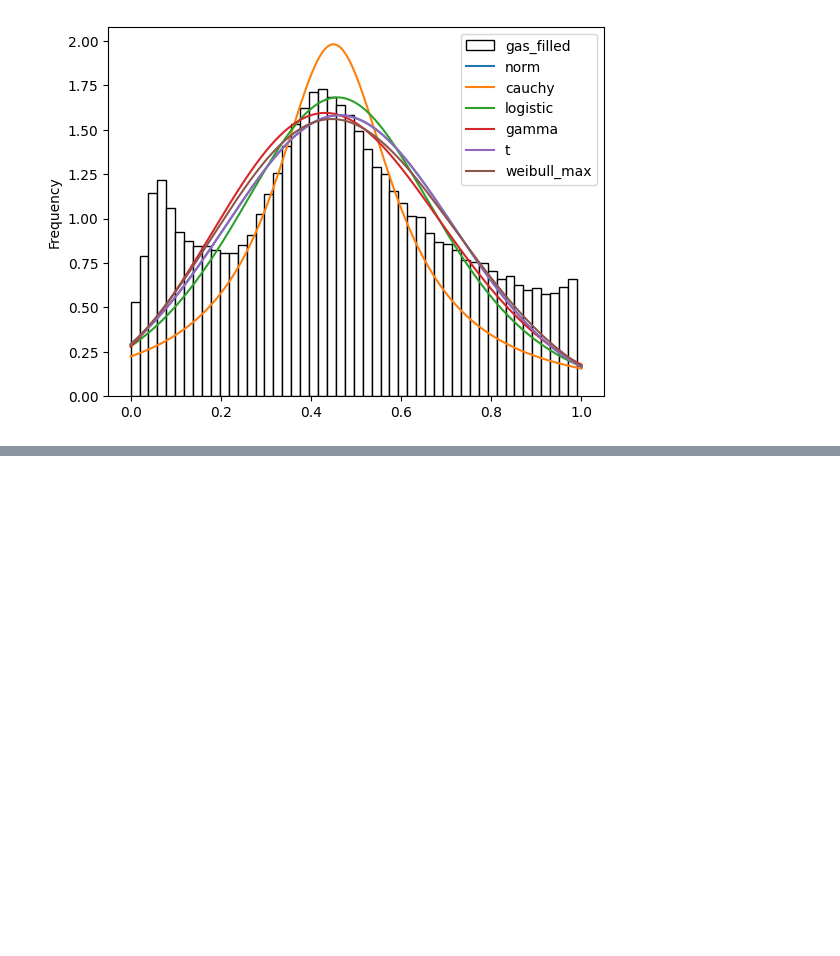
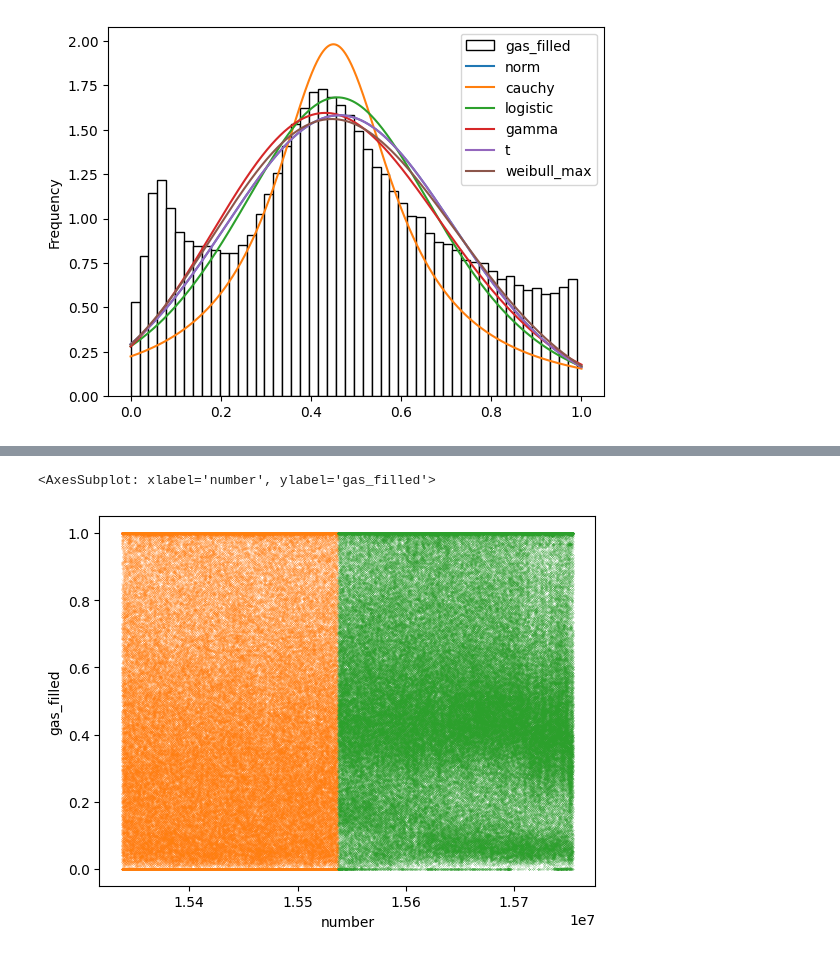
Before and after one commit to fmrmf/merge-challenge, a Jupyter notebook: notebook/blocks.ipynb, the cells around one changed output, grey strips where cells are left out. Drawn from its saved outputs; the diff is of its cells as text; code cells hidden in the pictures; blank space fills up the shorter version.

```diff
--- a/notebook/blocks.ipynb
+++ b/notebook/blocks.ipynb
@@ -254,3 +268,12 @@ params (weibull_max): (3.7230975355269758, 1.2861137111394103, 0.913401273730532
+# %%
+# Plot gas filled over time to get a sense historically (and around merge)
+#  ... does seem to confirm some level of concentration around ~0.5 utilization post-merge but why?
+#  ... unclear if will be significant once more data comes in
+ax = qb[(qb['number'] < merge_block_number)].plot(x='number', y='gas_filled', kind='scatter', s=0.01, color='C1')
+qb[(qb['number'] >= merge_block_number)].plot(x='number', y='gas_filled', kind='scatter', s=0.01, color='C2', ax=ax)
+# %% [output]
+<AxesSubplot: xlabel='number', ylabel='gas_filled'>
+[figure, added]
 # %%
 # TODO: get numbers on frequency of empty blocks and uniform distr level
 #
```
Also changed, not shown: parts of 9 cells of this notebook.
